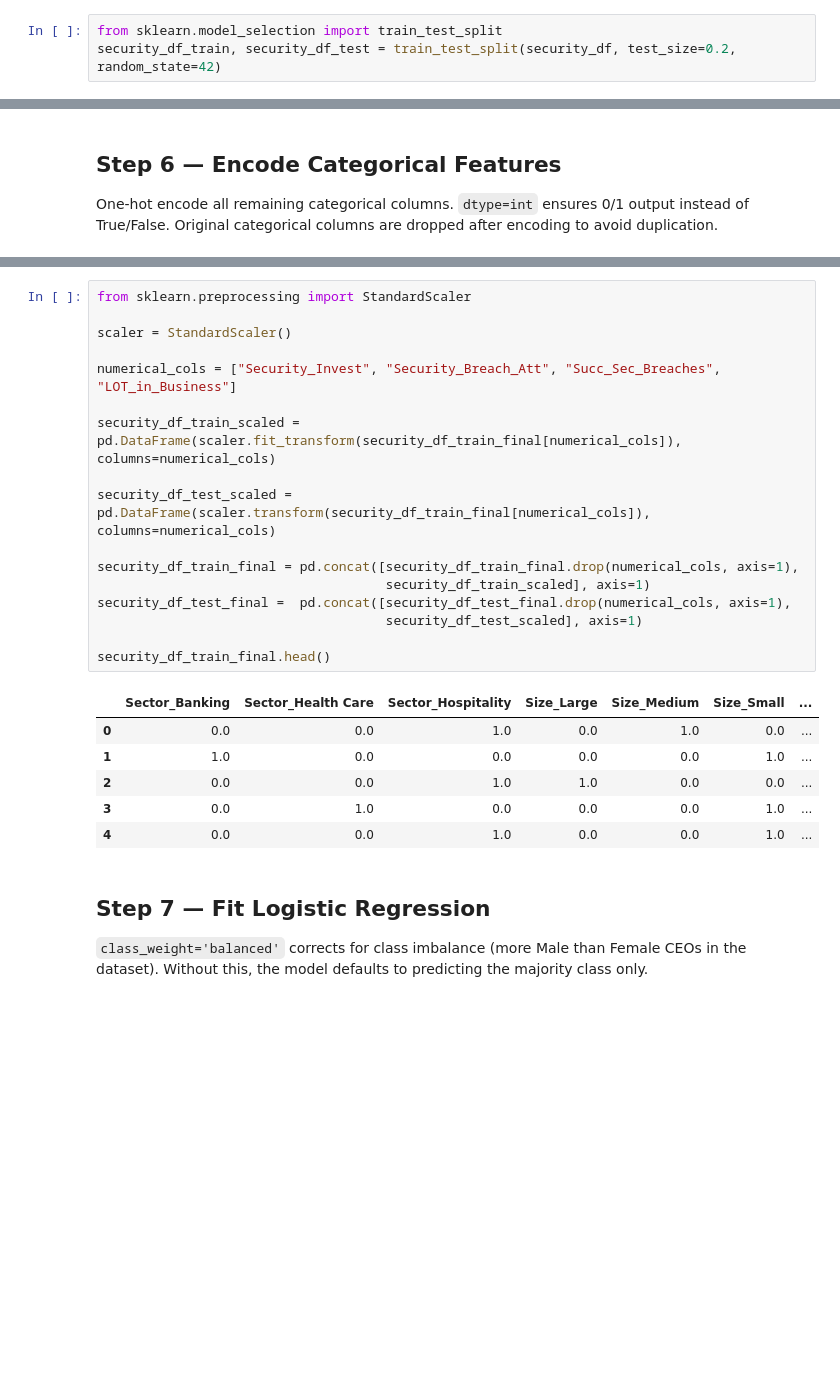
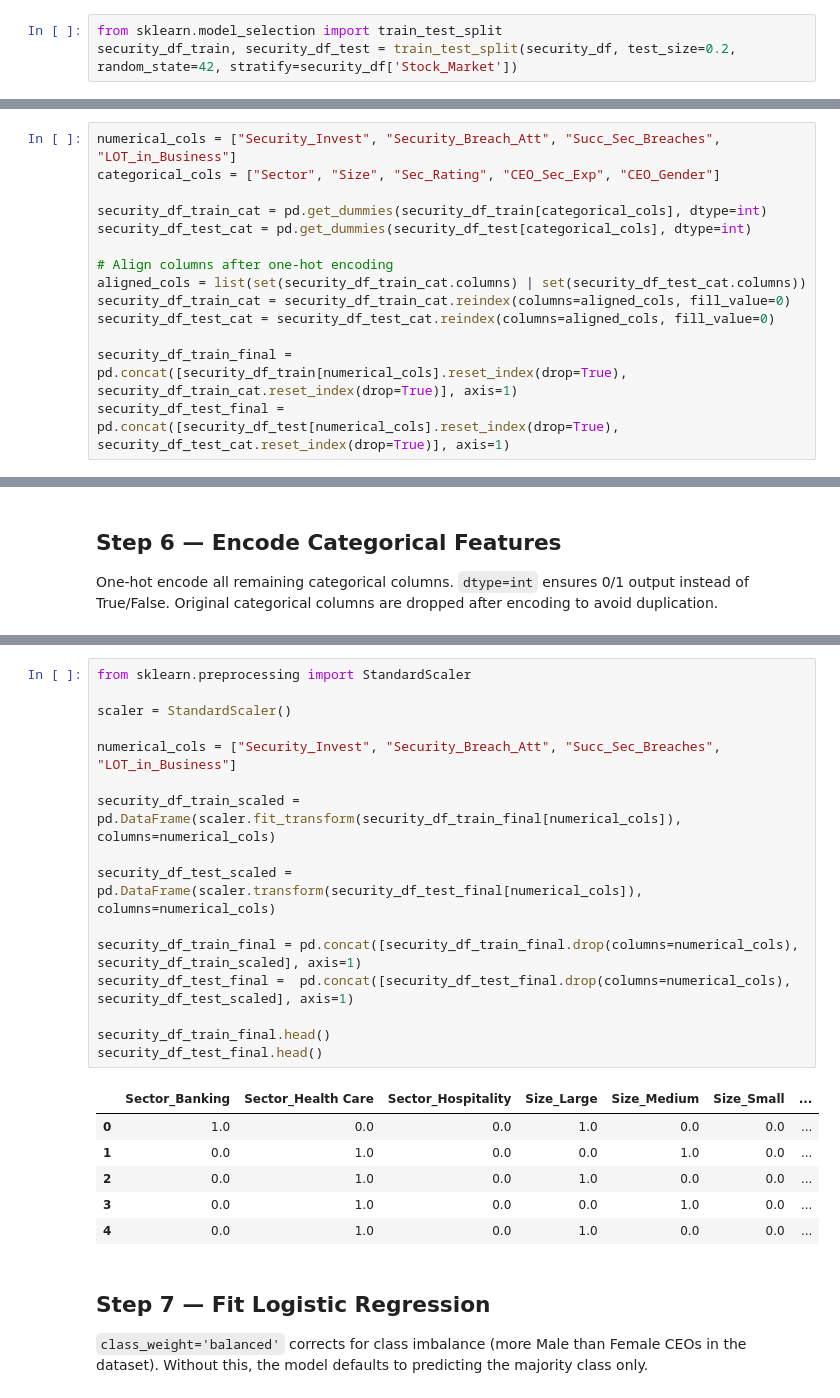
Before and after one commit to eddiejaques/ml-code-samples, a Jupyter notebook: Security Breaches Dataset/data_logistic_regression.ipynb, the cells around one changed output, grey strips where cells are left out. Saved outputs shown, nothing was run; the diff lists cells and outputs as text; blank space fills up the shorter version.

```diff
--- a/Security Breaches Dataset/data_logistic_regression.ipynb
+++ b/Security Breaches Dataset/data_logistic_regression.ipynb
@@ -58,7 +60,7 @@ security_df.head()
 Split performed **before** any feature engineering to prevent data leakage.
 # %%
 from sklearn.model_selection import train_test_split
-security_df_train, security_df_test = train_test_split(security_df, test_size=0.2, random_state=42)
+security_df_train, security_df_test = train_test_split(security_df, test_size=0.2, random_state=42, stratify=security_df['Stock_Market'])
 # %% [markdown]
 ### Step 3 — Exploratory Data Analysis (EDA)
 # %%
@@ -139,0 +130,14 @@ security_df_test_final = security_df_test_final.drop(["Sector", "Size", "Sec_Rat
+# %%
+numerical_cols = ["Security_Invest", "Security_Breach_Att", "Succ_Sec_Breaches", "LOT_in_Business"]
+categorical_cols = ["Sector", "Size", "Sec_Rating", "CEO_Sec_Exp", "CEO_Gender"]
+
+security_df_train_cat = pd.get_dummies(security_df_train[categorical_cols], dtype=int)
+security_df_test_cat = pd.get_dummies(security_df_test[categorical_cols], dtype=int)
+
+# Align columns after one-hot encoding
+aligned_cols = list(set(security_df_train_cat.columns) | set(security_df_test_cat.columns))
+security_df_train_cat = security_df_train_cat.reindex(columns=aligned_cols, fill_value=0)
+security_df_test_cat = security_df_test_cat.reindex(columns=aligned_cols, fill_value=0)
+
+security_df_train_final = pd.concat([security_df_train[numerical_cols].reset_index(drop=True), security_df_train_cat.reset_index(drop=True)], axis=1)
+security_df_test_final = pd.concat([security_df_test[numerical_cols].reset_index(drop=True), security_df_test_cat.reset_index(drop=True)], axis=1)
@@ -170,27 +183,26 @@ security_df_train_final.head()
 # %%
 from sklearn.preprocessing import StandardScaler
 
 scaler = StandardScaler()
 
 numerical_cols = ["Security_Invest", "Security_Breach_Att", "Succ_Sec_Breaches", "LOT_in_Business"]
 
 security_df_train_scaled = pd.DataFrame(scaler.fit_transform(security_df_train_final[numerical_cols]), columns=numerical_cols)
 
-security_df_test_scaled = pd.DataFrame(scaler.transform(security_df_train_final[numerical_cols]), columns=numerical_cols)
+security_df_test_scaled = pd.DataFrame(scaler.transform(security_df_test_final[numerical_cols]), columns=numerical_cols)
 
-security_df_train_final = pd.concat([security_df_train_final.drop(numerical_cols, axis=1),
-                                     security_df_train_scaled], axis=1)
-security_df_test_final =  pd.concat([security_df_test_final.drop(numerical_cols, axis=1),
-                                     security_df_test_scaled], axis=1)
+security_df_train_final = pd.concat([security_df_train_final.drop(columns=numerical_cols), security_df_train_scaled], axis=1)
+security_df_test_final =  pd.concat([security_df_test_final.drop(columns=numerical_cols), security_df_test_scaled], axis=1)
 
 security_df_train_final.head()
+security_df_test_final.head()
 # %% [output]
 |  | Sector_Banking | Sector_Health Care | Sector_Hospitality | Size_Large | Size_Medium | Size_Small | ... |
-| 0 | 0.0 | 0.0 | 1.0 | 0.0 | 1.0 | 0.0 | ... |
-| 1 | 1.0 | 0.0 | 0.0 | 0.0 | 0.0 | 1.0 | ... |
-| 2 | 0.0 | 0.0 | 1.0 | 1.0 | 0.0 | 0.0 | ... |
-| 3 | 0.0 | 1.0 | 0.0 | 0.0 | 0.0 | 1.0 | ... |
-| 4 | 0.0 | 0.0 | 1.0 | 0.0 | 0.0 | 1.0 | ... |
+| 0 | 1.0 | 0.0 | 0.0 | 1.0 | 0.0 | 0.0 | ... |
+| 1 | 0.0 | 1.0 | 0.0 | 0.0 | 1.0 | 0.0 | ... |
+| 2 | 0.0 | 1.0 | 0.0 | 1.0 | 0.0 | 0.0 | ... |
+| 3 | 0.0 | 1.0 | 0.0 | 0.0 | 1.0 | 0.0 | ... |
+| 4 | 0.0 | 1.0 | 0.0 | 1.0 | 0.0 | 0.0 | ... |
 # %% [markdown]
 ## Step 7 — Fit Logistic Regression
 `class_weight='balanced'` corrects for class imbalance (more Male than Female CEOs in the dataset).
```
Also changed, not shown: parts of 14 cells of this notebook.
